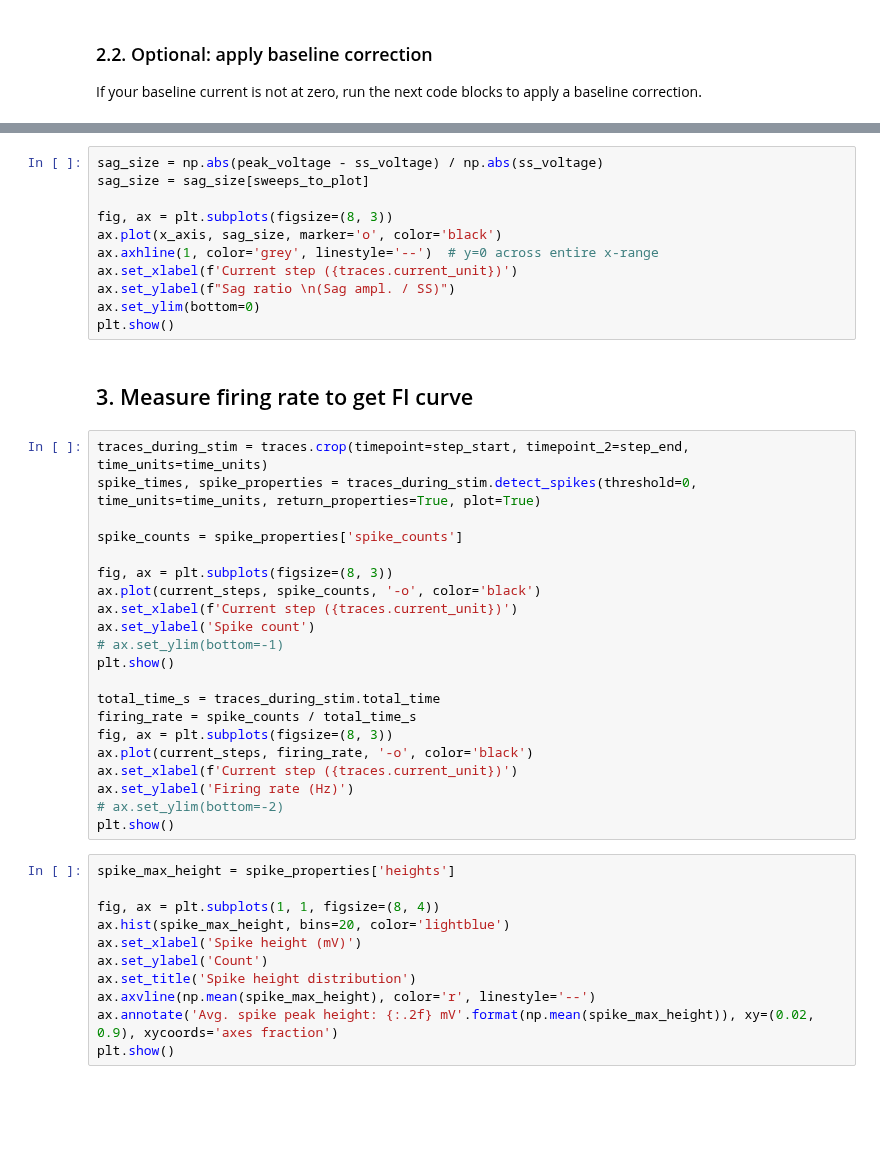
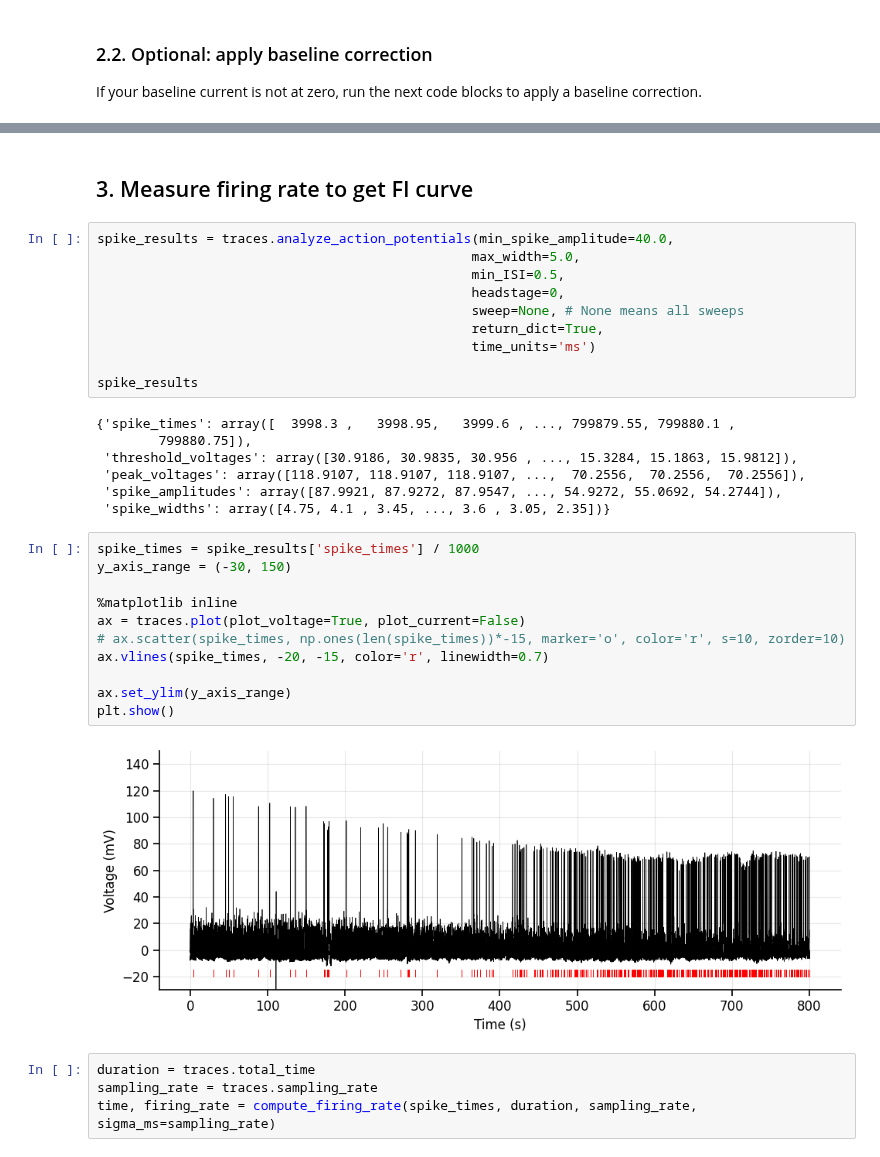
Before and after one commit to argalloni/CSHL_IonChannels2025, a Jupyter notebook: Analysis 21 - In vivo recordings.ipynb, the cells around one changed output, grey strips where cells are left out. Cells and saved outputs as stored; diff of their text form; blank space fills up the shorter version.

```diff
--- a/Analysis 21 - In vivo recordings.ipynb
+++ b/Analysis 21 - In vivo recordings.ipynb
@@ -228,45 +172,36 @@ plt.show()
-# %%
-sag_size = np.abs(peak_voltage - ss_voltage) / np.abs(ss_voltage)
-sag_size = sag_size[sweeps_to_plot]
-
-fig, ax = plt.subplots(figsize=(8, 3))
-ax.plot(x_axis, sag_size, marker='o', color='black')
-ax.axhline(1, color='grey', linestyle='--')  # y=0 across entire x-range
-ax.set_xlabel(f'Current step ({traces.current_unit})')
-ax.set_ylabel(f"Sag ratio \n(Sag ampl. / SS)")
-ax.set_ylim(bottom=0)
-plt.show()
 # %% [markdown]
 ## 3. Measure firing rate to get FI curve
-# %%
-traces_during_stim = traces.crop(timepoint=step_start, timepoint_2=step_end, time_units=time_units)
-spike_times, spike_properties = traces_during_stim.detect_spikes(threshold=0, time_units=time_units, return_properties=True, plot=True)
-
-spike_counts = spike_properties['spike_counts']
-
-fig, ax = plt.subplots(figsize=(8, 3))
-ax.plot(current_steps, spike_counts, '-o', color='black')
-ax.set_xlabel(f'Current step ({traces.current_unit})')
-ax.set_ylabel('Spike count')
-# ax.set_ylim(bottom=-1)
-plt.show()
-
-total_time_s = traces_during_stim.total_time
-firing_rate = spike_counts / total_time_s
-fig, ax = plt.subplots(figsize=(8, 3))
-ax.plot(current_steps, firing_rate, '-o', color='black')
-ax.set_xlabel(f'Current step ({traces.current_unit})')
-ax.set_ylabel('Firing rate (Hz)')
-# ax.set_ylim(bottom=-2)
-plt.show()
-# %%
-spike_max_height = spike_properties['heights']
-
-fig, ax = plt.subplots(1, 1, figsize=(8, 4))
-ax.hist(spike_max_height, bins=20, color='lightblue')
-ax.set_xlabel('Spike height (mV)')
-ax.set_ylabel('Count')
-ax.set_title('Spike height distribution')
-ax.axvline(np.mean(spike_max_height), color='r', linestyle='--')
-ax.annotate('Avg. spike peak height: {:.2f} mV'.format(np.mean(spike_max_height)), xy=(0.02, 0.9), xycoords='axes fraction')
-plt.show()
+# %%
+spike_results = traces.analyze_action_potentials(min_spike_amplitude=40.0,
+                                                max_width=5.0,
+                                                min_ISI=0.5,
+                                                headstage=0,
+                                                sweep=None, # None means all sweeps
+                                                return_dict=True,
+                                                time_units='ms')
+
+spike_results
+# %% [output]
+{'spike_times': array([  3998.3 ,   3998.95,   3999.6 , ..., 799879.55, 799880.1 ,
+        799880.75]),
+ 'threshold_voltages': array([30.9186, 30.9835, 30.956 , ..., 15.3284, 15.1863, 15.9812]),
+ 'peak_voltages': array([118.9107, 118.9107, 118.9107, ...,  70.2556,  70.2556,  70.2556]),
+ 'spike_amplitudes': array([87.9921, 87.9272, 87.9547, ..., 54.9272, 55.0692, 54.2744]),
+ 'spike_widths': array([4.75, 4.1 , 3.45, ..., 3.6 , 3.05, 2.35])}
+# %%
+spike_times = spike_results['spike_times'] / 1000
+y_axis_range = (-30, 150)
+
+%matplotlib inline
+ax = traces.plot(plot_voltage=True, plot_current=False)
+# ax.scatter(spike_times, np.ones(len(spike_times))*-15, marker='o', color='r', s=10, zorder=10)
+ax.vlines(spike_times, -20, -15, color='r', linewidth=0.7)
+
+ax.set_ylim(y_axis_range)
+plt.show()
+# %% [output]
+[figure, added]
+# %%
+duration = traces.total_time
+sampling_rate = traces.sampling_rate
+time, firing_rate = compute_firing_rate(spike_times, duration, sampling_rate, sigma_ms=sampling_rate)
```
Also changed, not shown: parts of 21 cells of this notebook, 1 other file.
